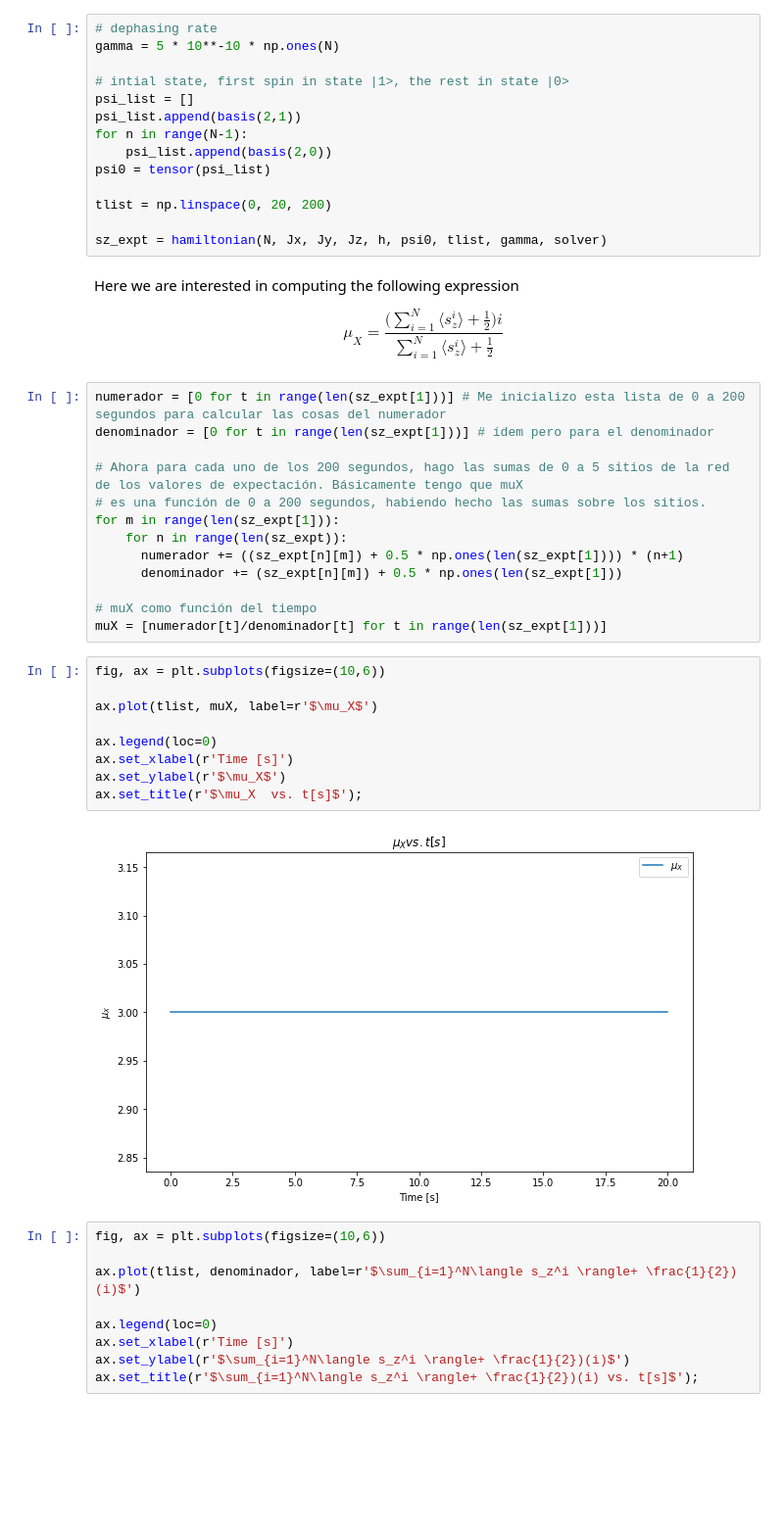
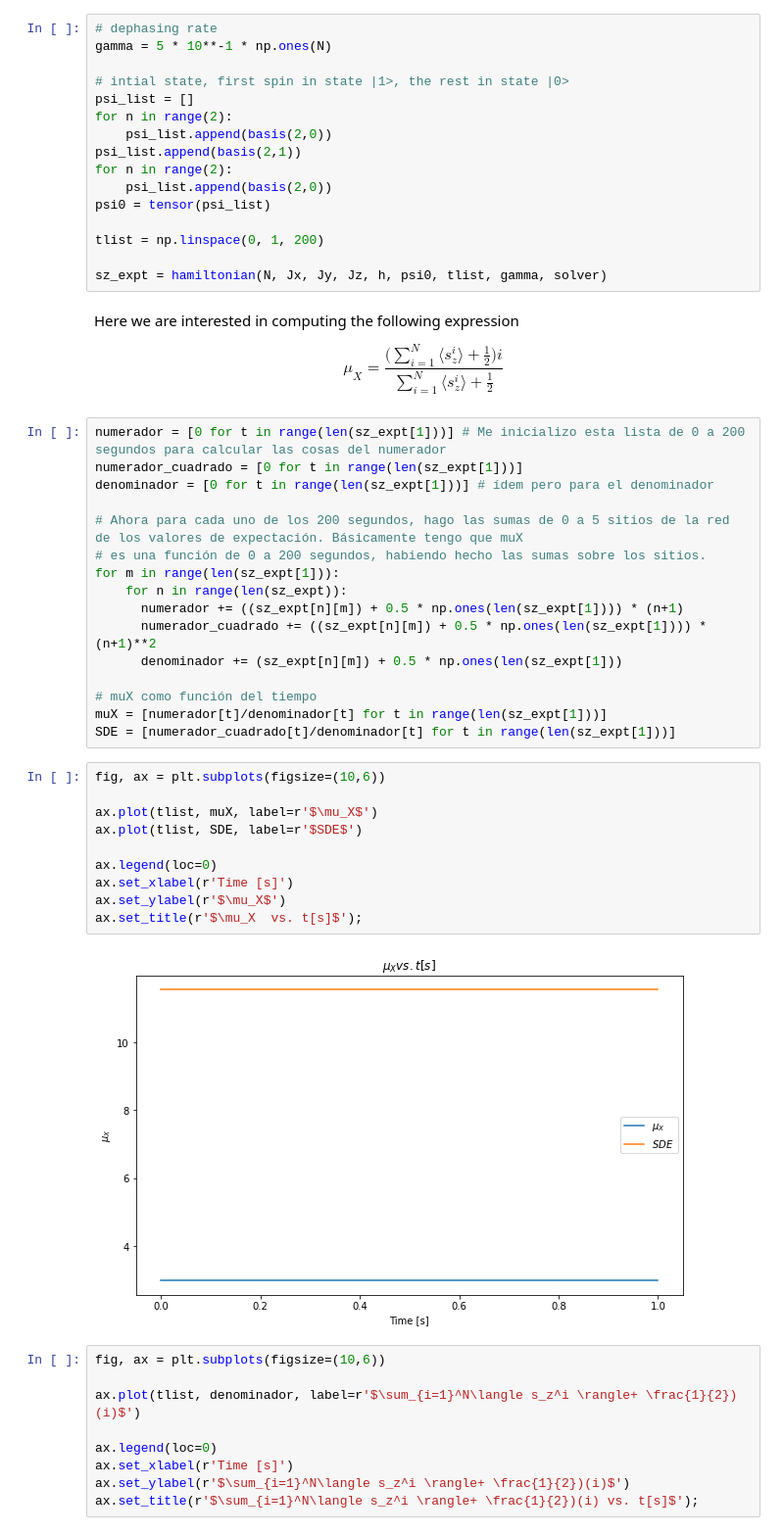
Before and after one commit to tomi-cuentitas/Spin-Chains-, a Jupyter notebook: Heisenberg_Model_Wave_packet_Last_Build_Qutip.ipynb, the cells around one changed output. Shown: that part at 98% size. Saved outputs shown, nothing was run; the diff lists cells and outputs as text; blank space fills up the shorter version.

```diff
--- a/Heisenberg_Model_Wave_packet_Last_Build_Qutip.ipynb
+++ b/Heisenberg_Model_Wave_packet_Last_Build_Qutip.ipynb
@@ -82,16 +82,18 @@ def hamiltonian(N, Jx, Jy, Jz, h, psi0, tlist, gamma, solver):
     return result.expect
 # %%
 # dephasing rate
-gamma = 5 * 10**-10 * np.ones(N)
+gamma = 5 * 10**-1 * np.ones(N)
 
 # intial state, first spin in state |1>, the rest in state |0>
 psi_list = []
+for n in range(2):
+    psi_list.append(basis(2,0))
 psi_list.append(basis(2,1))
-for n in range(N-1):
+for n in range(2):
     psi_list.append(basis(2,0))
 psi0 = tensor(psi_list)
 
-tlist = np.linspace(0, 20, 200)
+tlist = np.linspace(0, 1, 200)
 
 sz_expt = hamiltonian(N, Jx, Jy, Jz, h, psi0, tlist, gamma, solver)
 # %% [markdown]
@@ -102,6 +104,7 @@ $$
 $$
 # %%
 numerador = [0 for t in range(len(sz_expt[1]))] # Me inicializo esta lista de 0 a 200 segundos para calcular las cosas del numerador
+numerador_cuadrado = [0 for t in range(len(sz_expt[1]))]
 denominador = [0 for t in range(len(sz_expt[1]))] # ídem pero para el denominador
 
 # Ahora para cada uno de los 200 segundos, hago las sumas de 0 a 5 sitios de la red de los valores de expectación. Básicamente tengo que muX
@@ -109,21 +112,24 @@ denominador = [0 for t in range(len(sz_expt[1]))] # ídem pero para el denominad
 for m in range(len(sz_expt[1])):
     for n in range(len(sz_expt)):
       numerador += ((sz_expt[n][m]) + 0.5 * np.ones(len(sz_expt[1]))) * (n+1)
+      numerador_cuadrado += ((sz_expt[n][m]) + 0.5 * np.ones(len(sz_expt[1]))) * (n+1)**2
       denominador += (sz_expt[n][m]) + 0.5 * np.ones(len(sz_expt[1]))
 
 # muX como función del tiempo
 muX = [numerador[t]/denominador[t] for t in range(len(sz_expt[1]))]
+SDE = [numerador_cuadrado[t]/denominador[t] for t in range(len(sz_expt[1]))]
 # %%
 fig, ax = plt.subplots(figsize=(10,6))
 
 ax.plot(tlist, muX, label=r'$\mu_X$')
+ax.plot(tlist, SDE, label=r'$SDE$')
 
 ax.legend(loc=0)
 ax.set_xlabel(r'Time [s]')
 ax.set_ylabel(r'$\mu_X$')
 ax.set_title(r'$\mu_X  vs. t[s]$');
 # %% [output]
-[figure, old version]
+[figure, new version]
 # %%
 fig, ax = plt.subplots(figsize=(10,6))
 
```
